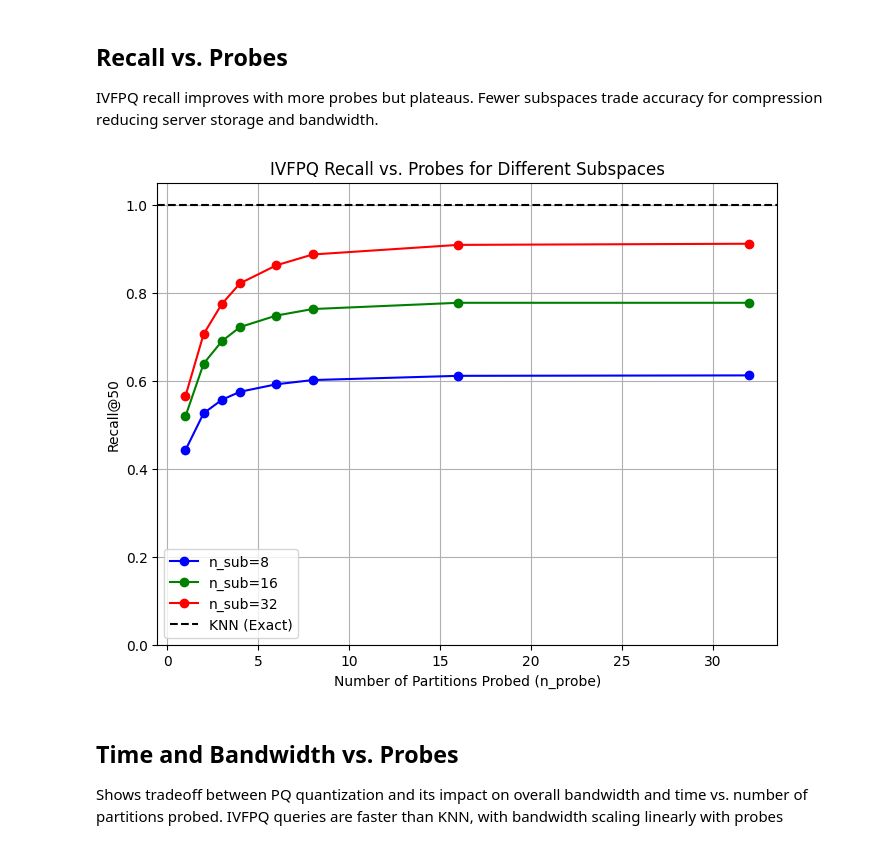
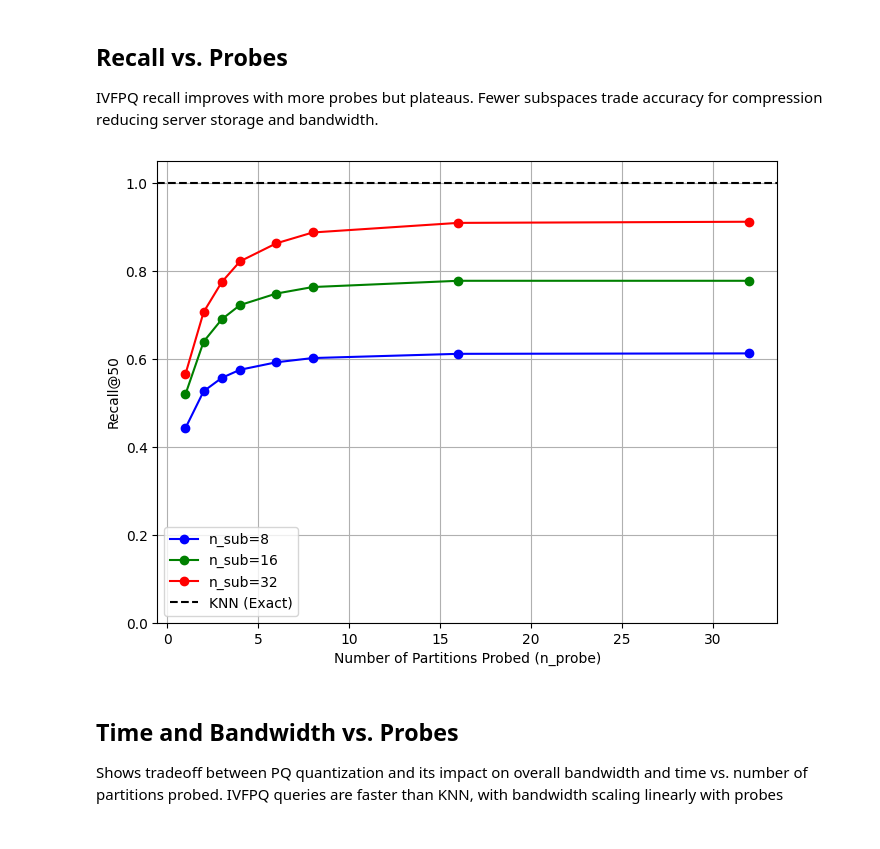
Before and after one commit to braingeneers/cytoverse, a Jupyter notebook: notebooks/analysis.ipynb, the cells around one changed output. Drawn from its saved outputs; the diff is of its cells as text; code cells hidden in the pictures.

Commit message:
Update figures

```diff
--- a/notebooks/analysis.ipynb
+++ b/notebooks/analysis.ipynb
@@ -1065,35 +1093,35 @@ def plot_recall_vs_probes(knn_idxs, ivfpq_data, k_neighbors, n_subs, n_probes):
     for i, n_sub in enumerate(n_subs):
         recalls = []
         for n_probe in n_probes:
             key = (n_sub, n_probe)
             if key in ivfpq_data:
                 ivfpq_idxs = ivfpq_data[key]["ivfpq_idxs"]
                 recall = compute_recall(knn_idxs, ivfpq_idxs, k_neighbors)
                 recalls.append(recall)
             else:
                 recalls.append(np.nan)  # Skip missing data
 
         plt.plot(n_probes, recalls, marker="o", color=colors[i], label=f"n_sub={n_sub}")
 
     # KNN baseline
     plt.axhline(y=1.0, color="k", linestyle="--", label="KNN (Exact)")
 
     plt.xlabel("Number of Partitions Probed (n_probe)")
     plt.ylabel(f"Recall@{k_neighbors}")
-    plt.title("IVFPQ Recall vs. Probes for Different Subspaces")
+    # plt.title("IVFPQ Recall vs. Probes for Different Subspaces")
     plt.legend()
     plt.grid(True)
     plt.ylim(0, 1.05)
     plt.savefig("notebooks/figures/recall_vs_probes.pdf")  # Or plt.show() for display
     plt.show()
     plt.close()
 
 
 plot_recall_vs_probes(
     knn_idxs, ivfpq_data, k_neighbors=k_neighbors, n_subs=n_subs, n_probes=n_probes
 )
 # %% [output]
-[figure, old version]
+[figure, new version]
 # %% [markdown]
 ## Time and Bandwidth vs. Probes
 
```
Also changed, not shown: parts of 4 cells of this notebook, 7 other files.
